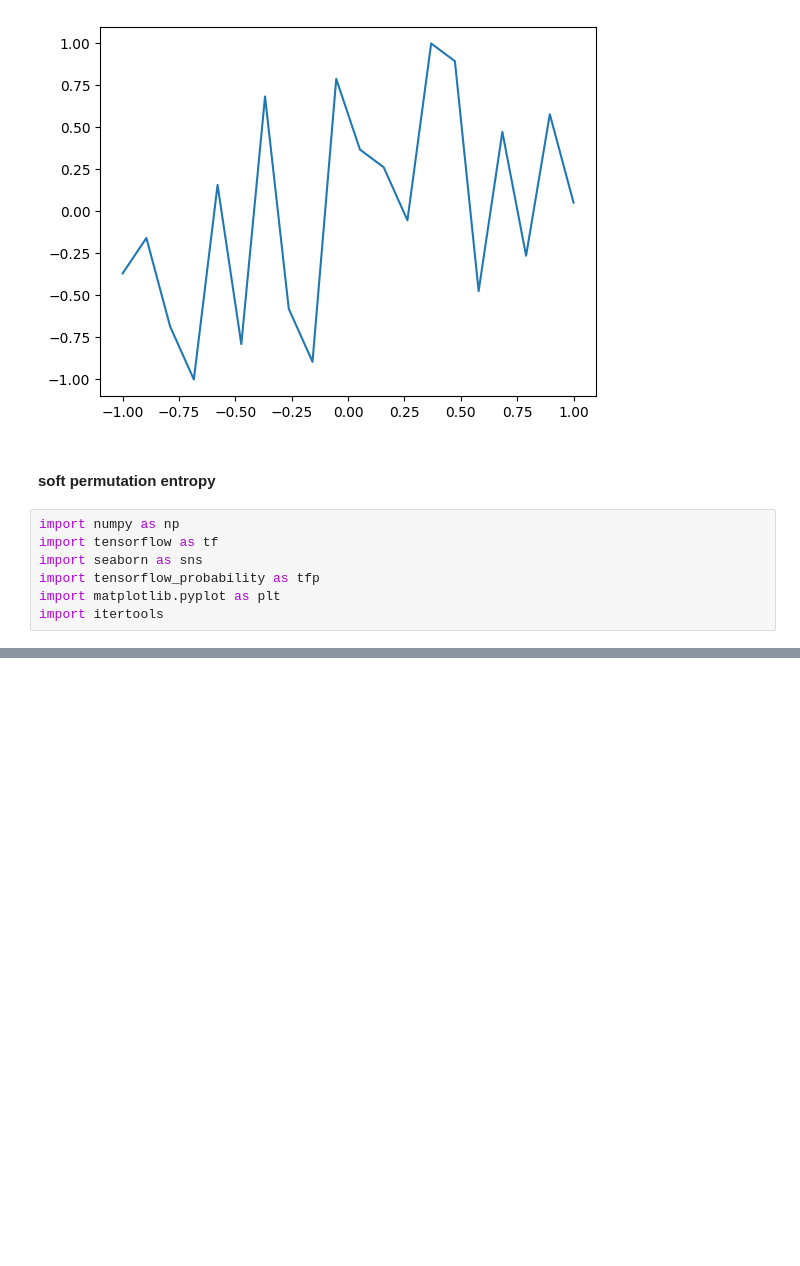
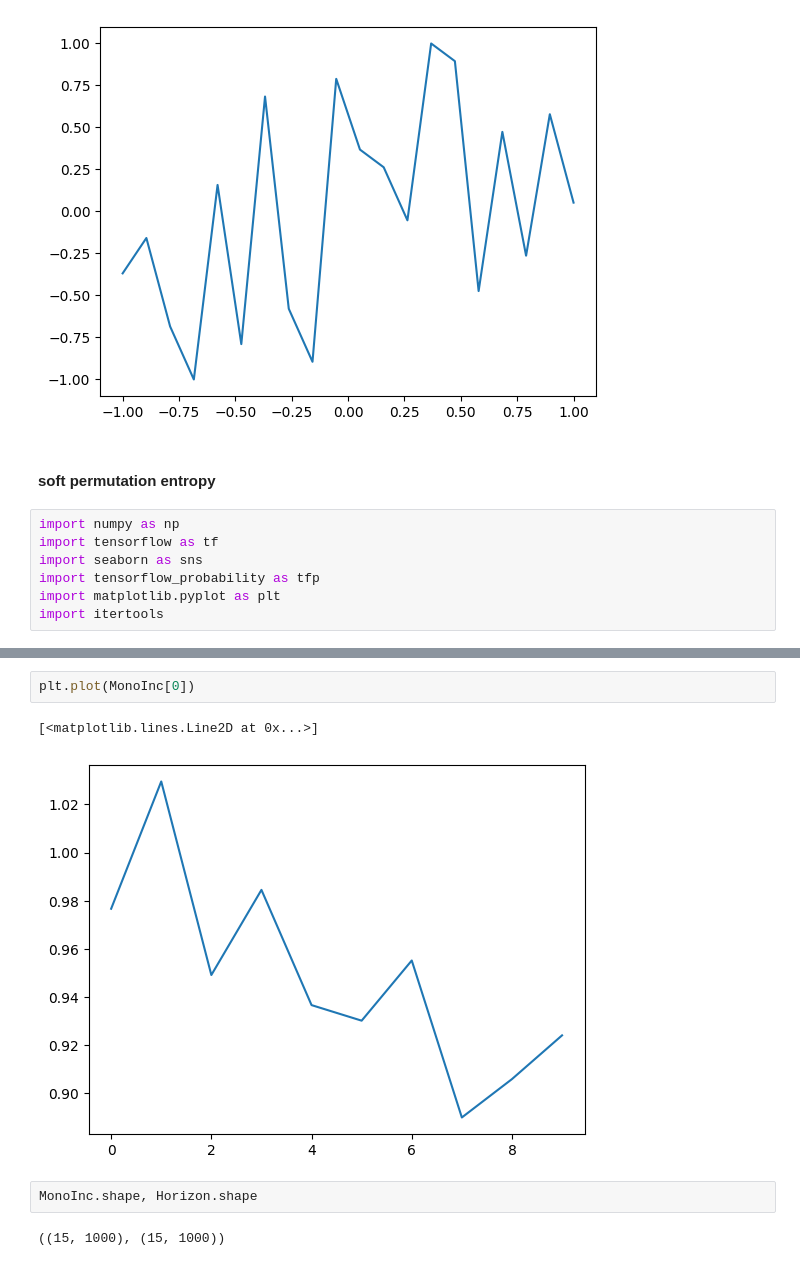
Before and after one commit to JunetaeKim/SurProGenes, a Jupyter notebook: 2.Analysis/Future/FutureExperimental.ipynb, the cells around one changed output, grey strips where cells are left out. Saved outputs shown, nothing was run; the diff lists cells and outputs as text; blank space fills up the shorter version.

```diff
--- a/2.Analysis/Future/FutureExperimental.ipynb
+++ b/2.Analysis/Future/FutureExperimental.ipynb
@@ -241,0 +390,9 @@ SoftPeEntropy
+# %%
+plt.plot(MonoInc[0])
+# %% [output]
+[<matplotlib.lines.Line2D at 0x...>]
+[figure, added]
+# %%
+MonoInc.shape, Horizon.shape
+# %% [output]
+((15, 1000), (15, 1000))
```
Also changed, not shown: parts of 13 cells of this notebook.
